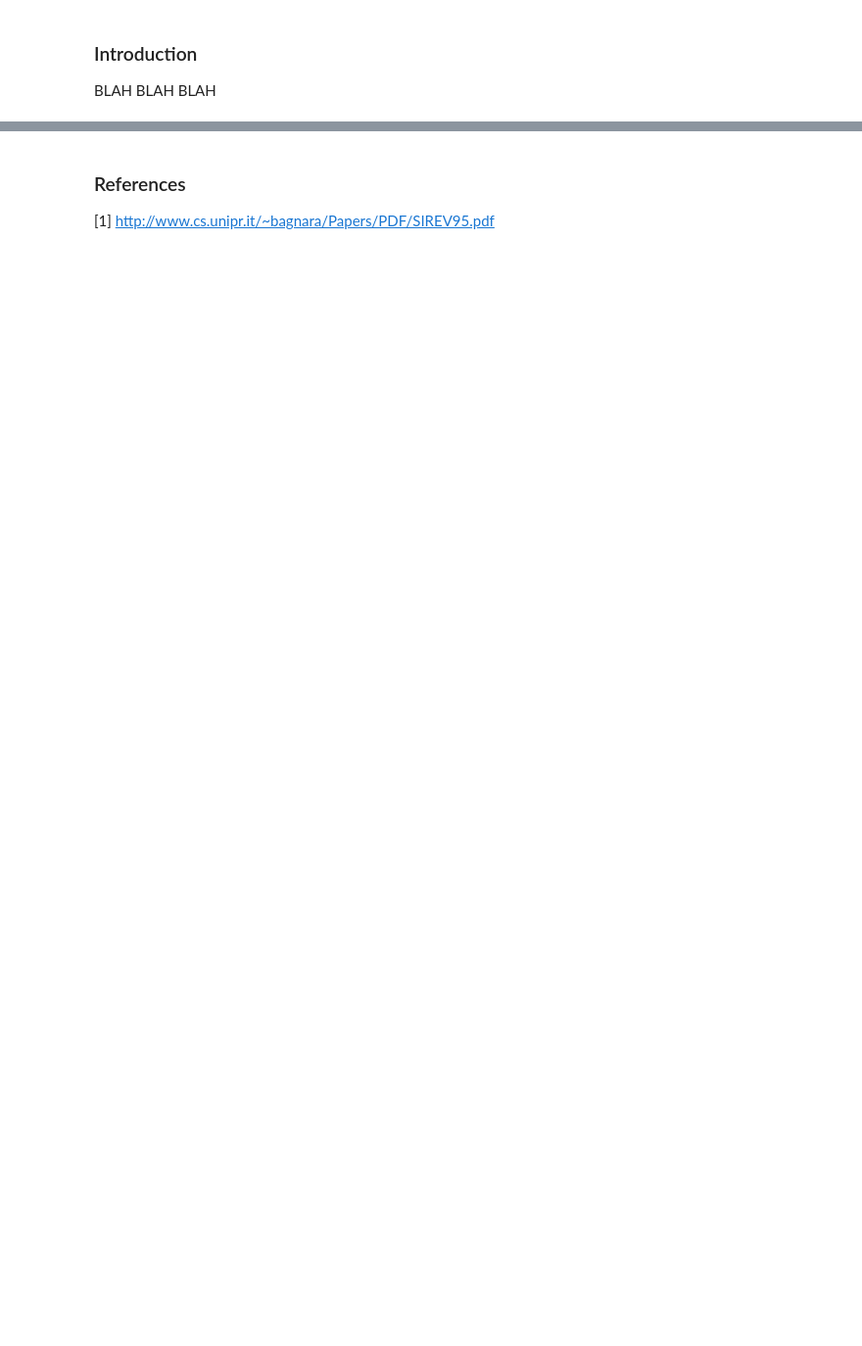
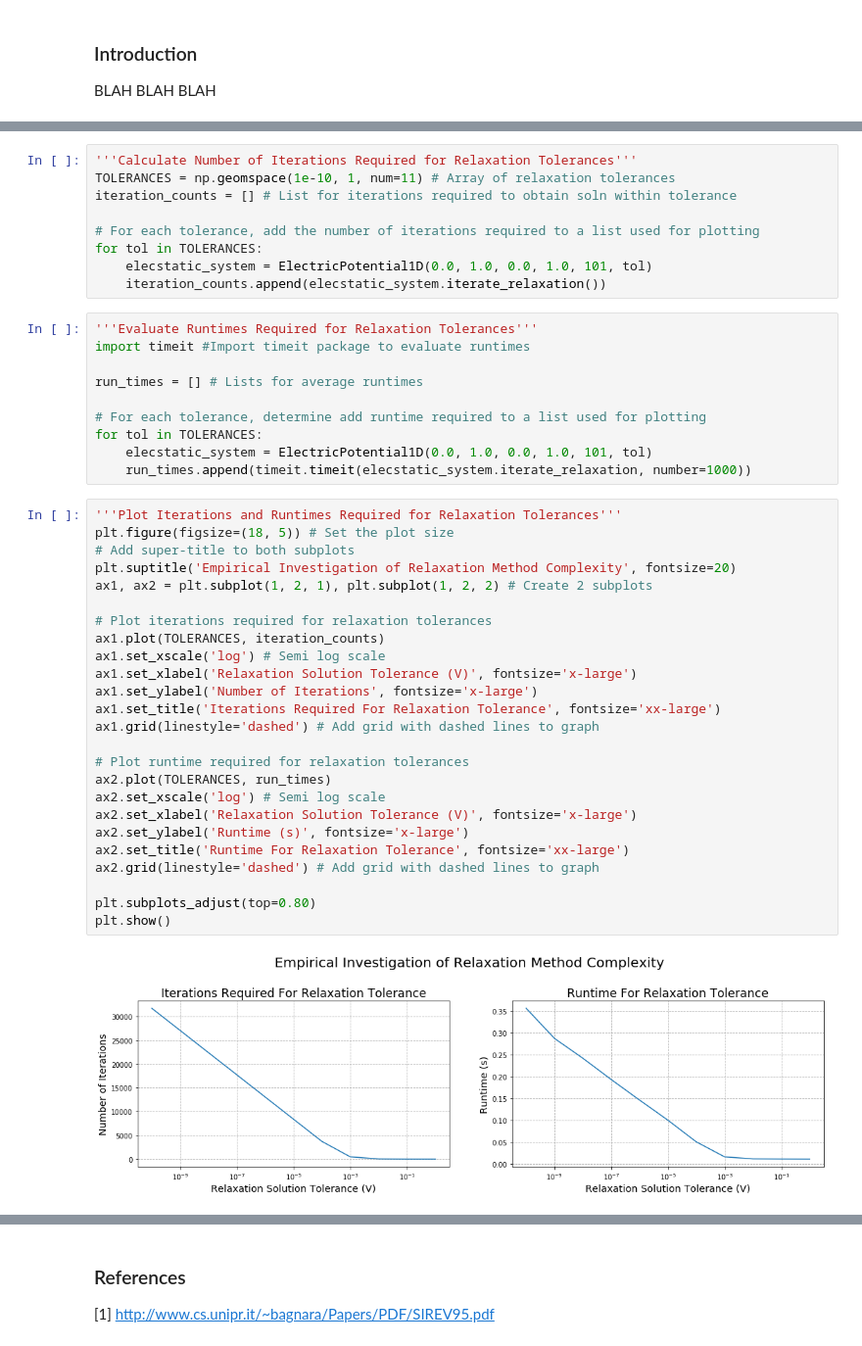
Before and after one commit to kennethsharman/PHYS_481, a Jupyter notebook: Exams/Midterm.ipynb, the cells around one changed output, grey strips where cells are left out. Shown at 98% size. Drawn from its saved outputs; the diff is of its cells as text; blank space fills up the shorter version.

```diff
--- a/Exams/Midterm.ipynb
+++ b/Exams/Midterm.ipynb
@@ -125,0 +180,46 @@ plt.grid(linestyle='dashed') # Add grid with dashed lines to graph
+# %%
+'''Calculate Number of Iterations Required for Relaxation Tolerances'''
+TOLERANCES = np.geomspace(1e-10, 1, num=11) # Array of relaxation tolerances
+iteration_counts = [] # List for iterations required to obtain soln within tolerance
+
+# For each tolerance, add the number of iterations required to a list used for plotting
+for tol in TOLERANCES:
+    elecstatic_system = ElectricPotential1D(0.0, 1.0, 0.0, 1.0, 101, tol)
+    iteration_counts.append(elecstatic_system.iterate_relaxation())
+# %%
+'''Evaluate Runtimes Required for Relaxation Tolerances'''
+import timeit #Import timeit package to evaluate runtimes
+
+run_times = [] # Lists for average runtimes
+
+# For each tolerance, determine add runtime required to a list used for plotting
+for tol in TOLERANCES:
+    elecstatic_system = ElectricPotential1D(0.0, 1.0, 0.0, 1.0, 101, tol)
+    run_times.append(timeit.timeit(elecstatic_system.iterate_relaxation, number=1000))
+# %%
+'''Plot Iterations and Runtimes Required for Relaxation Tolerances'''
+plt.figure(figsize=(18, 5)) # Set the plot size
+# Add super-title to both subplots
+plt.suptitle('Empirical Investigation of Relaxation Method Complexity', fontsize=20)
+ax1, ax2 = plt.subplot(1, 2, 1), plt.subplot(1, 2, 2) # Create 2 subplots
+
+# Plot iterations required for relaxation tolerances
+ax1.plot(TOLERANCES, iteration_counts)
+ax1.set_xscale('log') # Semi log scale
+ax1.set_xlabel('Relaxation Solution Tolerance (V)', fontsize='x-large')
+ax1.set_ylabel('Number of Iterations', fontsize='x-large')
+ax1.set_title('Iterations Required For Relaxation Tolerance', fontsize='xx-large')
+ax1.grid(linestyle='dashed') # Add grid with dashed lines to graph
+
+# Plot runtime required for relaxation tolerances
+ax2.plot(TOLERANCES, run_times)
+ax2.set_xscale('log') # Semi log scale
+ax2.set_xlabel('Relaxation Solution Tolerance (V)', fontsize='x-large')
+ax2.set_ylabel('Runtime (s)', fontsize='x-large')
+ax2.set_title('Runtime For Relaxation Tolerance', fontsize='xx-large')
+ax2.grid(linestyle='dashed') # Add grid with dashed lines to graph
+
+plt.subplots_adjust(top=0.80)
+plt.show()
+# %% [output]
+[figure, added]
```
Also changed, not shown: parts of 12 cells of this notebook.
